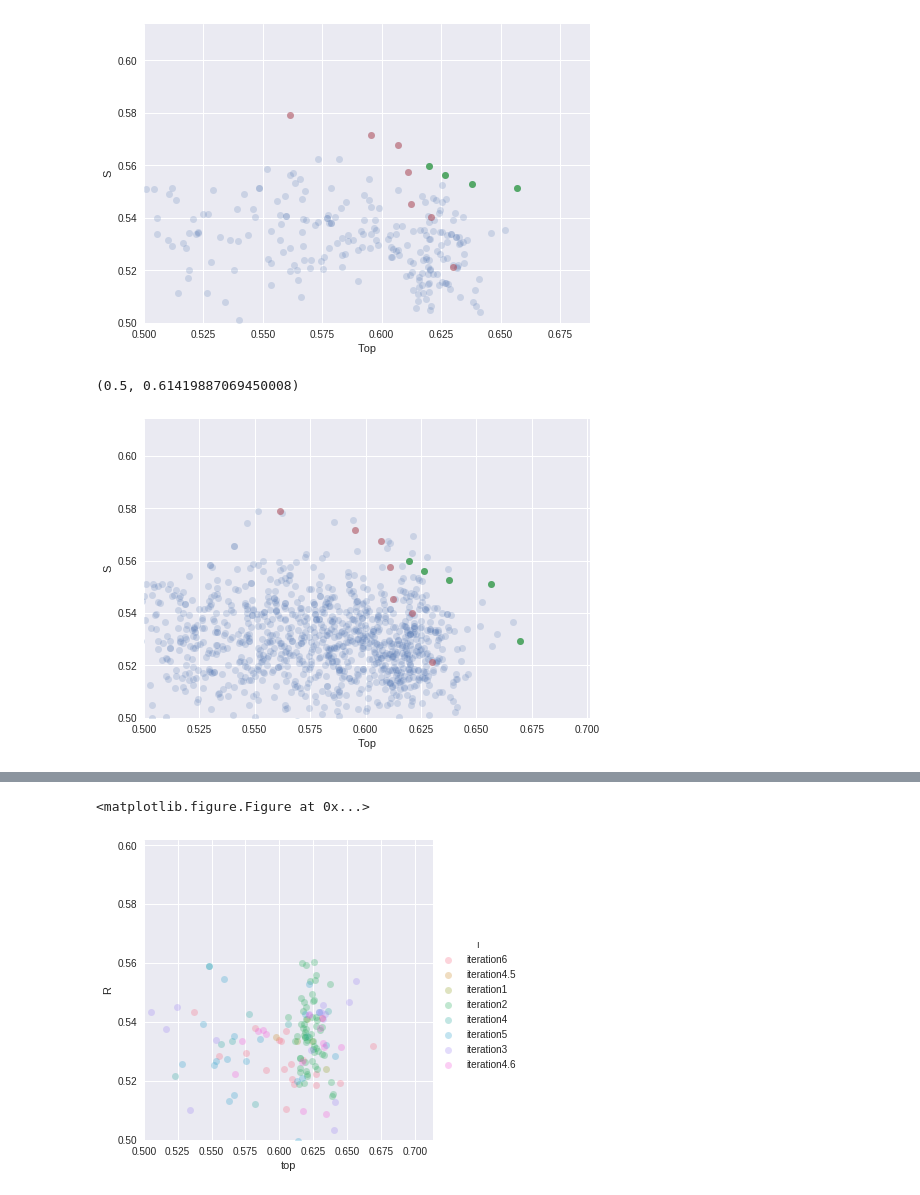
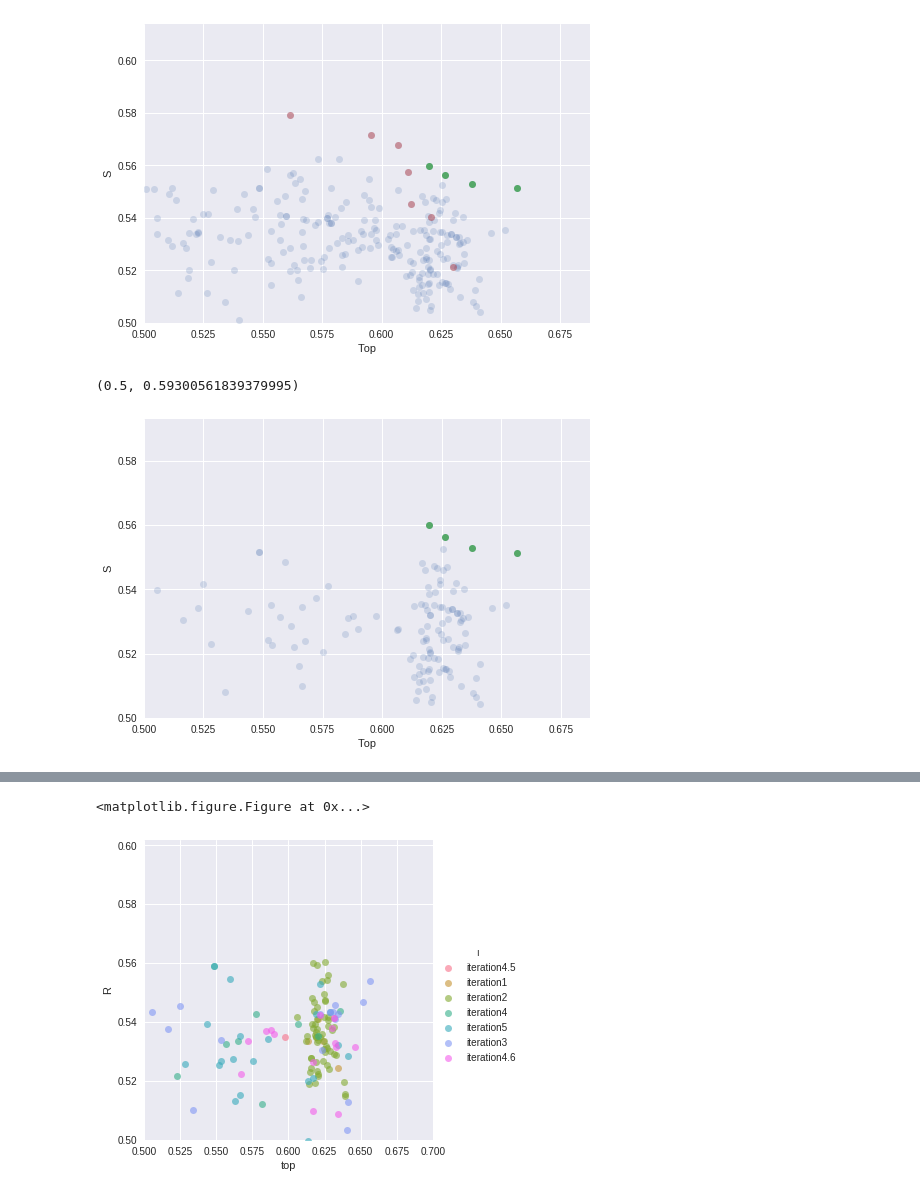
Before and after one commit to gnina/scripts, a Jupyter notebook: affinity_search/summaries.ipynb, the cells around one changed output, grey strips where cells are left out. Saved outputs shown, nothing was run; the diff lists cells and outputs as text; code cells hidden in the pictures.

```diff
--- a/affinity_search/summaries.ipynb
+++ b/affinity_search/summaries.ipynb
@@ -112,17 +112,17 @@ plt.ylim(.5)
 (0.5, 0.6138508802164)
 [figure]
 # %%
-plt.plot(results.top,results.S,'o',alpha=.2)
+plt.plot(r.top,r.S,'o',alpha=.2)
 
 plt.plot(p.top,p.S,'o')
-plt.plot(pa.top,pa.S,'o',alpha=.5)
+#plt.plot(pa.top,pa.S,'o',alpha=.5)
 plt.xlabel('Top')
 plt.ylabel('S')
 plt.xlim(.5)
 plt.ylim(.5)
 # %% [output]
-(0.5, 0.61419887069450008)
+(0.5, 0.59300561839379995)
-[figure, old version]
+[figure, new version]
 # %%
 p.sort_values('top')
 # %% [output]
@@ -145,10 +145,10 @@ pa.sort_values('top')
 | 857 | iteration2-g1_p4_h0 | iteration2 | all_affinity | 100k | 1.781914 | 0.528489 | 0.521414 | 0.916916 | 0.830906 | 0.630086 |
 # %%
 plt.figure(figsize=(12,12))
-sns.lmplot(x='top',y='R',data=results100[results100.testset == 'all_pose'],fit_reg=False,hue='I',scatter_kws={'alpha':0.3})
+sns.lmplot(x='top',y='R',data=results100[results100.testset == 'all_pose'],fit_reg=False,hue='I',scatter_kws={'alpha':0.6})
 plt.xlim(.5)
 plt.ylim(.5)
 plt.savefig('iterations.pdf',bbox_inches='tight')
 # %% [output]
 <matplotlib.figure.Figure at 0x...>
-[figure, old version]
+[figure, new version]
```
Also changed, not shown: 5 other files.
